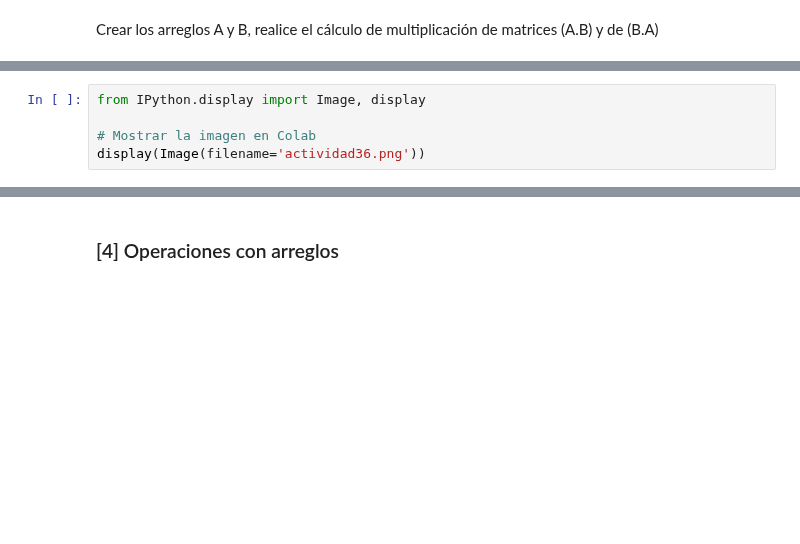
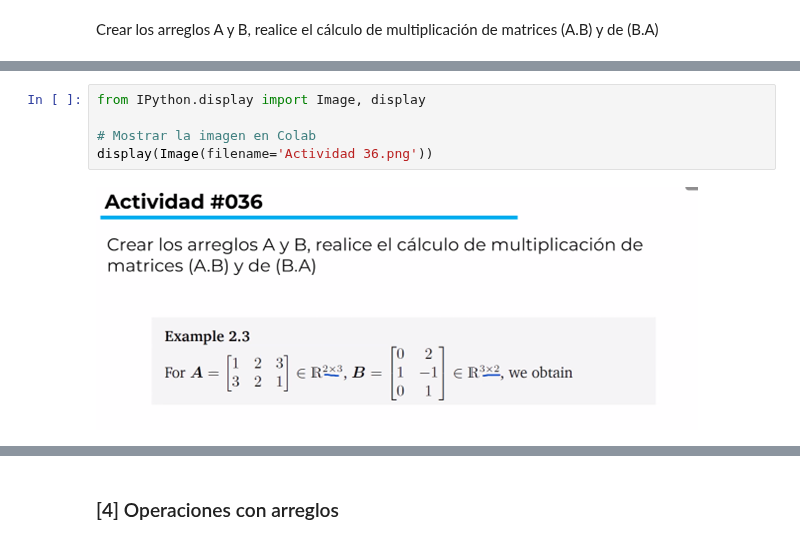
Before and after one commit to mpintoponce/python_utec, a Jupyter notebook: Modulo02:Estructuras_de_datos_secuenciales/06.NumPy_II.ipynb, the cells around one changed output, grey strips where cells are left out. Cells and saved outputs as stored; diff of their text form; blank space fills up the shorter version.

```diff
--- a/Modulo02:Estructuras_de_datos_secuenciales/06.NumPy_II.ipynb
+++ b/Modulo02:Estructuras_de_datos_secuenciales/06.NumPy_II.ipynb
@@ -645,5 +651,7 @@ uploaded = files.upload()
 # %%
 from IPython.display import Image, display
 
 # Mostrar la imagen en Colab
-display(Image(filename='actividad36.png'))
+display(Image(filename='Actividad 36.png'))
+# %% [output]
+[figure, added]
```
Also changed, not shown: parts of 4 cells of this notebook.
